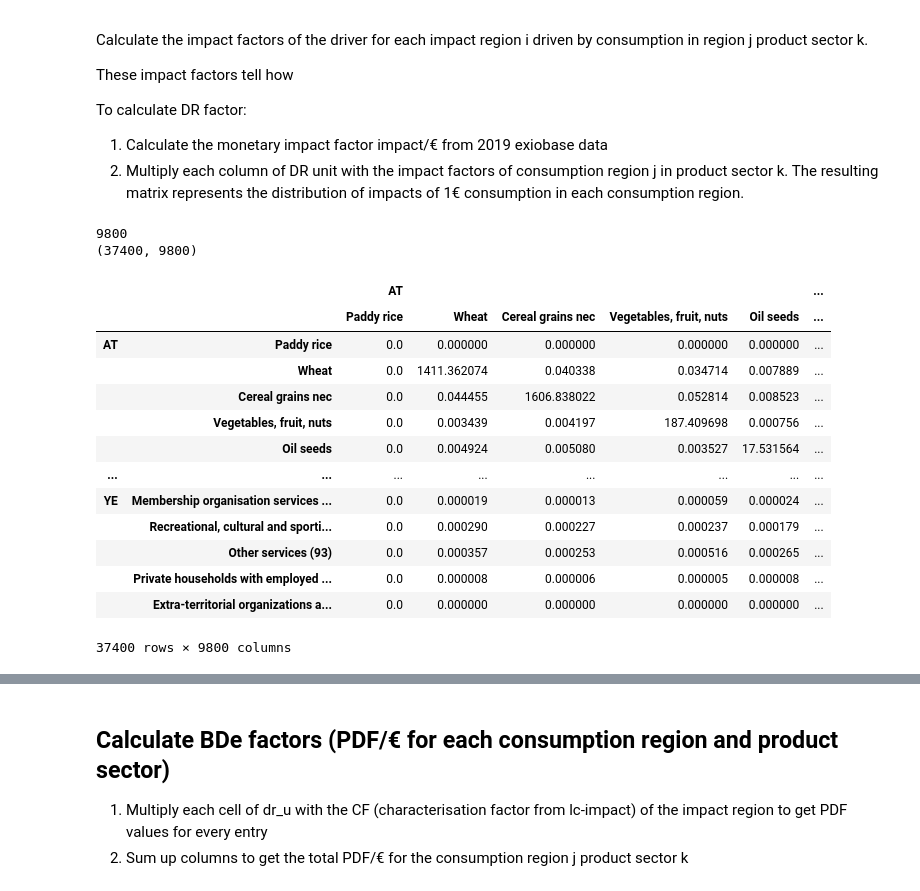
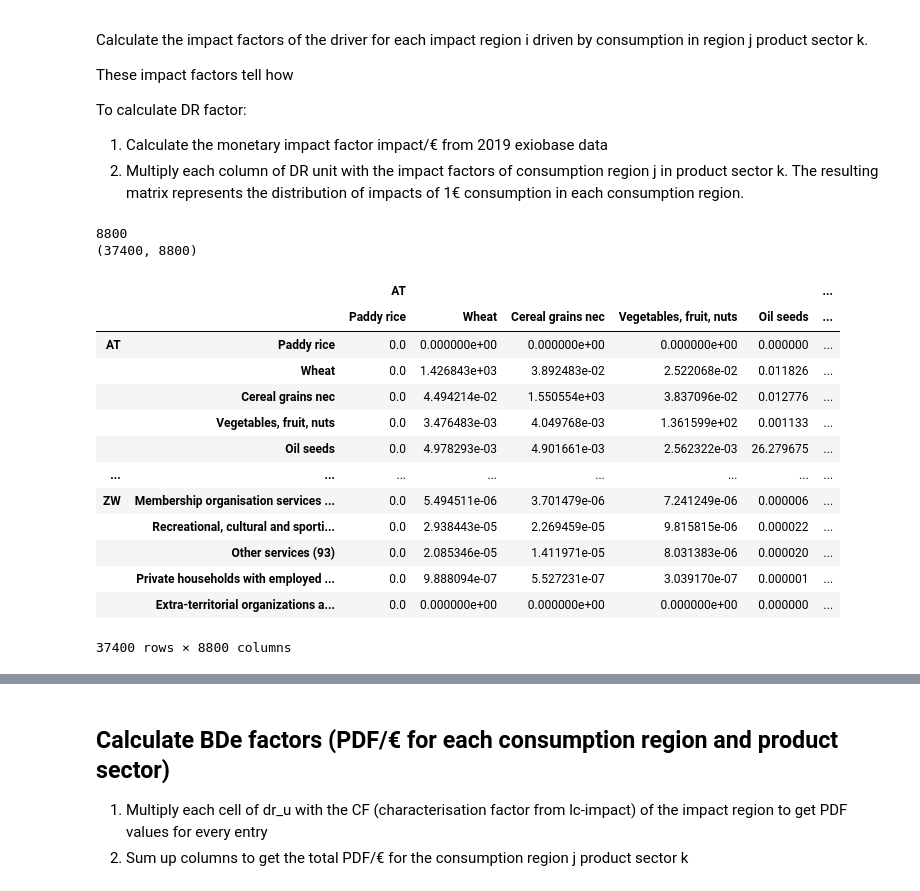
Before and after one commit to tterimaa/pdf-calculation, a Jupyter notebook: notebooks/pdf-pollution-ozone.ipynb, the cells around one changed output, grey strips where cells are left out. Saved outputs shown, nothing was run; the diff lists cells and outputs as text; code cells hidden in the pictures.

```diff
--- a/notebooks/pdf-pollution-ozone.ipynb
+++ b/notebooks/pdf-pollution-ozone.ipynb
@@ -283,6 +258,0 @@ lci
-# %%
-# Russia and Russia Europe have different CFs
-# Russia Europe does not have ISO-3166 code
-lci[lci["Country"].str.contains(r"Rus", regex=True)]
-# drop Russia Europe from the LC-Impact data
-lci = lci[lci["Country"] != "Russia Europe"].copy()
@@ -345,7 +258,0 @@ lci
-# %%
-# check if lci regions has duplicates
-duplicates = lci.index[lci.index.duplicated()]
-print("Duplicates in lci regions: ", duplicates)
-# CN is duplicated but values are the same, so we can drop one of them
-lci.loc['CN']
-lci = lci.loc[~lci.index.duplicated(keep='first')]
@@ -366,18 +258,0 @@ Missing regions (exiobase, augmented):  []
-# %%
-# find if some regions are missing from the lci
-missing_regions = [region for region in all_regions if region not in lci.index.unique()]
-print("Missing regions (lc-impact): ", missing_regions)
-
-# find out if some regions are missing from augmented exiobase regions
-lci_regions = lci.index
-missing_from_all_regions = [region for region in lci_regions if region not in all_regions]
-print("Missing regions (exiobase, augmented): ", missing_from_all_regions)
-
-# check if lci regions has duplicates
-duplicates = lci.index[lci.index.duplicated()]
-print("Duplicates in lci regions: ", duplicates)
-
-# assert that all regions in lci-water are in the all_regions list
-print(len(sorted(lci_regions)))
-print(len(sorted(all_regions)))
-assert sorted(lci_regions) == sorted(all_regions), "Some regions in lci are not in the all_regions list"
@@ -390,4 +316,5 @@ Duplicates in lci regions:  Index([], dtype='object', name='Country_Code')
 # %%
+# NOx
 # augment dr_s to create dr_u
 
 # new regions are calculated by dividing their corresponding row region by the number of countries in the row region
@@ -412,7 +339,7 @@ dr_u_nox = dr_u_nox.drop(index=row_regions.keys(), level='region')
 
 # build a mapping of country codes to region dataframes
 country_to_region_nox = {}
-for region in all_row_region_keys:
+for region in row_countries:
     if region in row_eu_countries:
         country_to_region_nox[region] = we_nox
     elif region in row_asia_pacific_countries:
@@ -429,7 +356,7 @@ for region in all_row_region_keys:
 # add all new regions to dr_u
 all_indices = []
 all_data = []
-for region in all_row_region_keys:
+for region in row_countries:
     region_data = country_to_region_nox[region].copy()
     idx = pd.MultiIndex.from_product([[region],region_data.index], names=['region', 'sector'])
     all_indices.append(idx)
@@ -443,6 +370,8 @@ combined_data_nox = pd.concat(all_data)
 combined_data_nox.index = combined_idx_nox
 
 dr_u_nox = pd.concat([dr_u_nox, combined_data_nox])
+# drop row region columns
+dr_u_nox = dr_u_nox.drop(columns=row_regions.keys(), axis=1, level=0)
 dr_u_nox
 # %% [output]
 |  |  | AT |  |  |  |  | ... |
@@ -541,33 +473,36 @@ To calculate DR factor:
 1. Calculate the monetary impact factor impact/€ from 2019 exiobase data
 2. Multiply each column of DR unit with the impact factors of consumption region j in product sector k. The resulting matrix represents the distribution of impacts of 1€ consumption in each consumption region.
 # %%
+# NOx
+
 # use 2019 impact factors for calculating dr_f
 # calculate dr_f - share of the driver of biodiversity loss in impact region i from the total amount of the driver that is driven by consumption in consumption region j, product sector k
 
 dr_f_nox = dr_u_nox.copy()
-total_nox = exio3_19.satellite.M.loc["NOx - combustion - air"]
+satellite_cleaned = exio3_19.satellite.M.drop(columns=row_regions.keys(), axis=1, level=0)
+total_nox = satellite_cleaned.loc["NOx - combustion - air"]
 scalars = total_nox.to_numpy() # multipliers for each column
 print(len(scalars))
 print(dr_u_nox.shape)
 
 # multiply each column of dr_u by the respective column value from exio3_19 impact factors
 dr_f_nox = dr_f_nox * scalars # same as dr_f * diag(scalars) but more efficient with numpy broadcasting
 dr_f_nox
 # %% [output]
-9800
-(37400, 9800)
+8800
+(37400, 8800)
 |  |  | AT |  |  |  |  | ... |
 |  |  | Paddy rice | Wheat | Cereal grains nec | Vegetables, fruit, nuts | Oil seeds | ... |
-| AT | Paddy rice | 0.0 | 0.000000 | 0.000000 | 0.000000 | 0.000000 | ... |
-|  | Wheat | 0.0 | 1411.362074 | 0.040338 | 0.034714 | 0.007889 | ... |
-|  | Cereal grains nec | 0.0 | 0.044455 | 1606.838022 | 0.052814 | 0.008523 | ... |
-|  | Vegetables, fruit, nuts | 0.0 | 0.003439 | 0.004197 | 187.409698 | 0.000756 | ... |
-|  | Oil seeds | 0.0 | 0.004924 | 0.005080 | 0.003527 | 17.531564 | ... |
+| AT | Paddy rice | 0.0 | 0.000000e+00 | 0.000000e+00 | 0.000000e+00 | 0.000000 | ... |
+|  | Wheat | 0.0 | 1.426843e+03 | 3.892483e-02 | 2.522068e-02 | 0.011826 | ... |
+|  | Cereal grains nec | 0.0 | 4.494214e-02 | 1.550554e+03 | 3.837096e-02 | 0.012776 | ... |
+|  | Vegetables, fruit, nuts | 0.0 | 3.476483e-03 | 4.049768e-03 | 1.361599e+02 | 0.001133 | ... |
+|  | Oil seeds | 0.0 | 4.978293e-03 | 4.901661e-03 | 2.562322e-03 | 26.279675 | ... |
 | ... | ... | ... | ... | ... | ... | ... | ... |
-| YE | Membership organisation services ... | 0.0 | 0.000019 | 0.000013 | 0.000059 | 0.000024 | ... |
-|  | Recreational, cultural and sporti... | 0.0 | 0.000290 | 0.000227 | 0.000237 | 0.000179 | ... |
-|  | Other services (93) | 0.0 | 0.000357 | 0.000253 | 0.000516 | 0.000265 | ... |
-|  | Private households with employed ... | 0.0 | 0.000008 | 0.000006 | 0.000005 | 0.000008 | ... |
-|  | Extra-territorial organizations a... | 0.0 | 0.000000 | 0.000000 | 0.000000 | 0.000000 | ... |
+| ZW | Membership organisation services ... | 0.0 | 5.494511e-06 | 3.701479e-06 | 7.241249e-06 | 0.000006 | ... |
+|  | Recreational, cultural and sporti... | 0.0 | 2.938443e-05 | 2.269459e-05 | 9.815815e-06 | 0.000022 | ... |
+|  | Other services (93) | 0.0 | 2.085346e-05 | 1.411971e-05 | 8.031383e-06 | 0.000020 | ... |
+|  | Private households with employed ... | 0.0 | 9.888094e-07 | 5.527231e-07 | 3.039170e-07 | 0.000001 | ... |
+|  | Extra-territorial organizations a... | 0.0 | 0.000000e+00 | 0.000000e+00 | 0.000000e+00 | 0.000000 | ... |
-37400 rows × 9800 columns
+37400 rows × 8800 columns
 # %%
```
Also changed, not shown: parts of 30 cells of this notebook, 1 other file.
